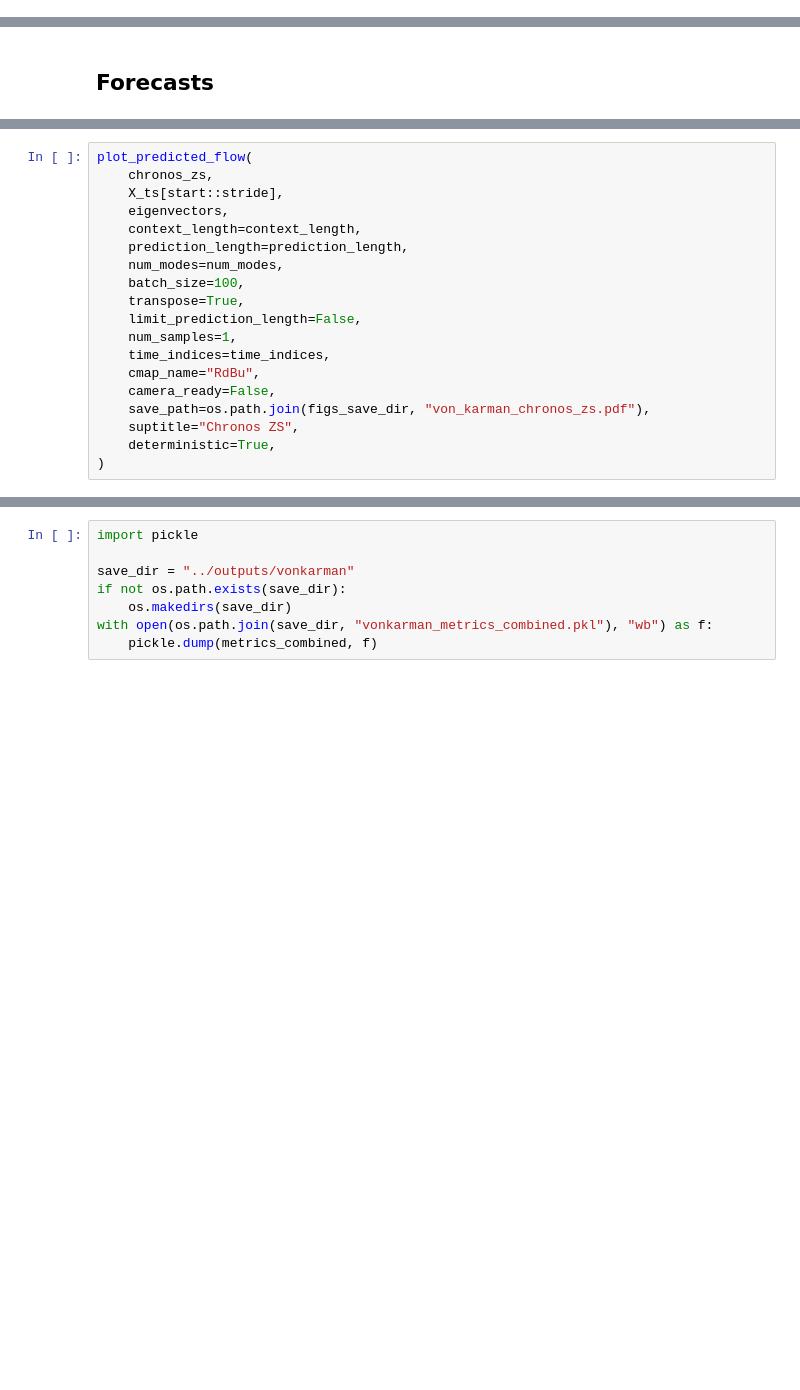
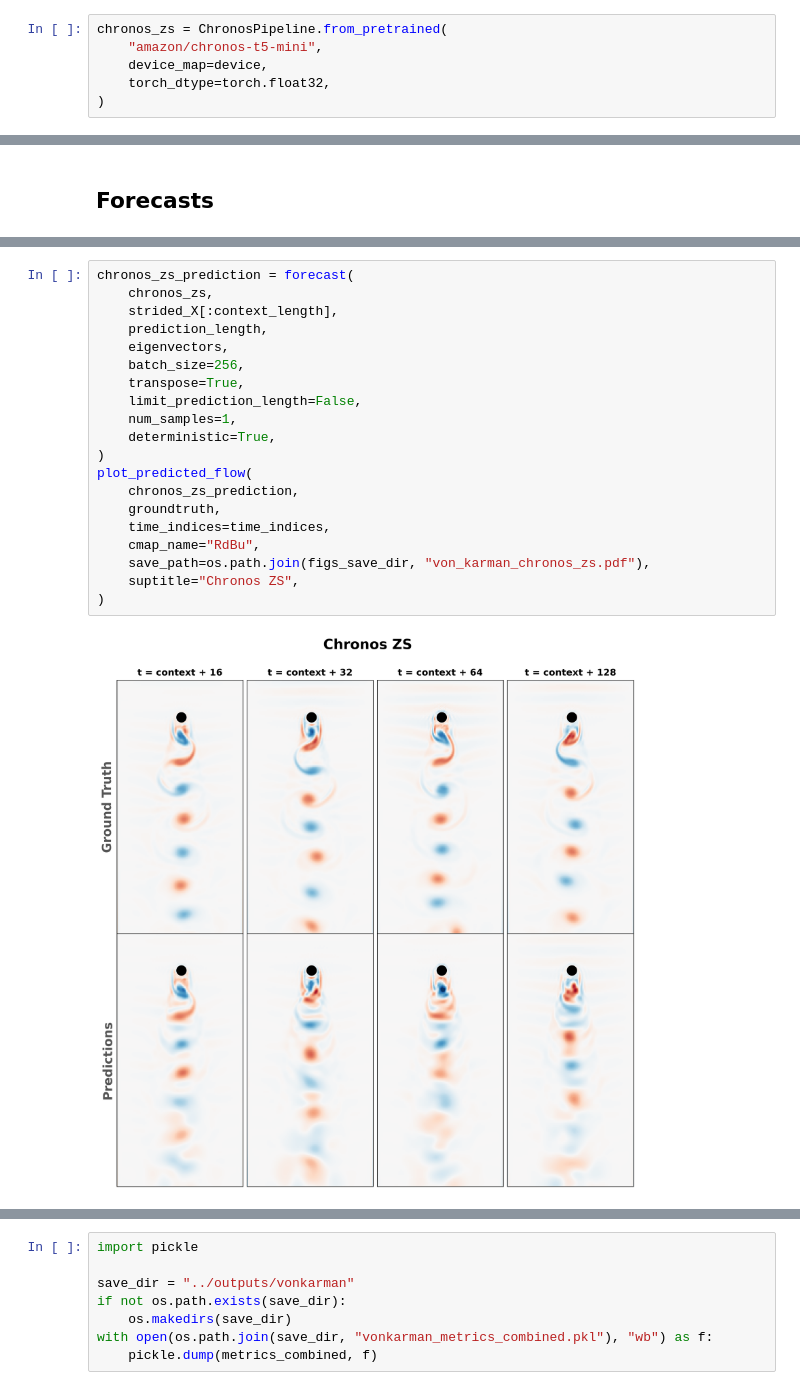
Before and after one commit to abao1999/panda, a Jupyter notebook: notebooks/vonkarman.ipynb, the cells around one changed output, grey strips where cells are left out. Drawn from its saved outputs; the diff is of its cells as text; blank space fills up the shorter version.

```diff
--- a/notebooks/vonkarman.ipynb
+++ b/notebooks/vonkarman.ipynb
@@ -168,0 +79,6 @@ predictions = plot_model_prediction(
+# %%
+chronos_zs = ChronosPipeline.from_pretrained(
+    "amazon/chronos-t5-mini",
+    device_map=device,
+    torch_dtype=torch.float32,
+)
@@ -402,19 +360,22 @@ plot_predicted_flow(
 # %%
-plot_predicted_flow(
+chronos_zs_prediction = forecast(
     chronos_zs,
-    X_ts[start::stride],
+    strided_X[:context_length],
+    prediction_length,
     eigenvectors,
-    context_length=context_length,
-    prediction_length=prediction_length,
-    num_modes=num_modes,
-    batch_size=100,
+    batch_size=256,
     transpose=True,
     limit_prediction_length=False,
     num_samples=1,
+    deterministic=True,
+)
+plot_predicted_flow(
+    chronos_zs_prediction,
+    groundtruth,
     time_indices=time_indices,
     cmap_name="RdBu",
-    camera_ready=False,
     save_path=os.path.join(figs_save_dir, "von_karman_chronos_zs.pdf"),
     suptitle="Chronos ZS",
-    deterministic=True,
 )
+# %% [output]
+[figure, added]
```
Also changed, not shown: parts of 40 cells of this notebook, 7 other files.
